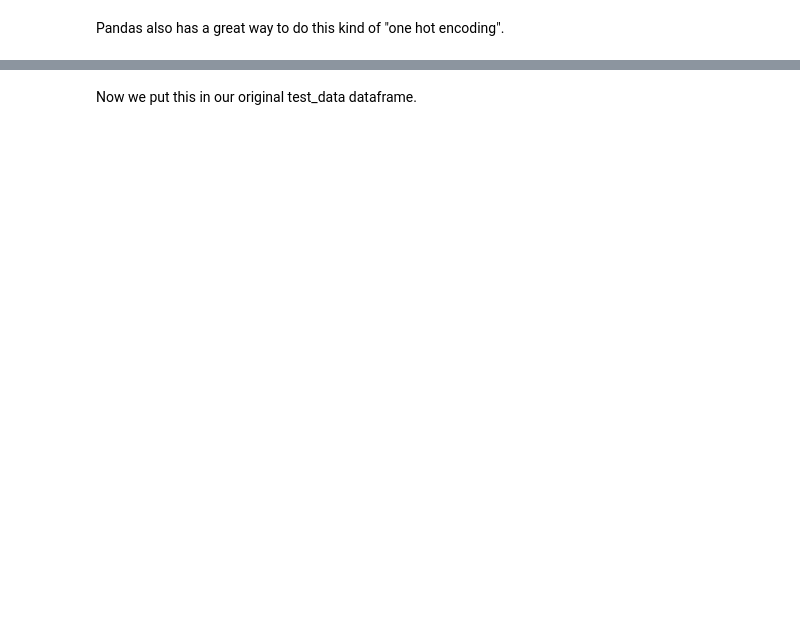
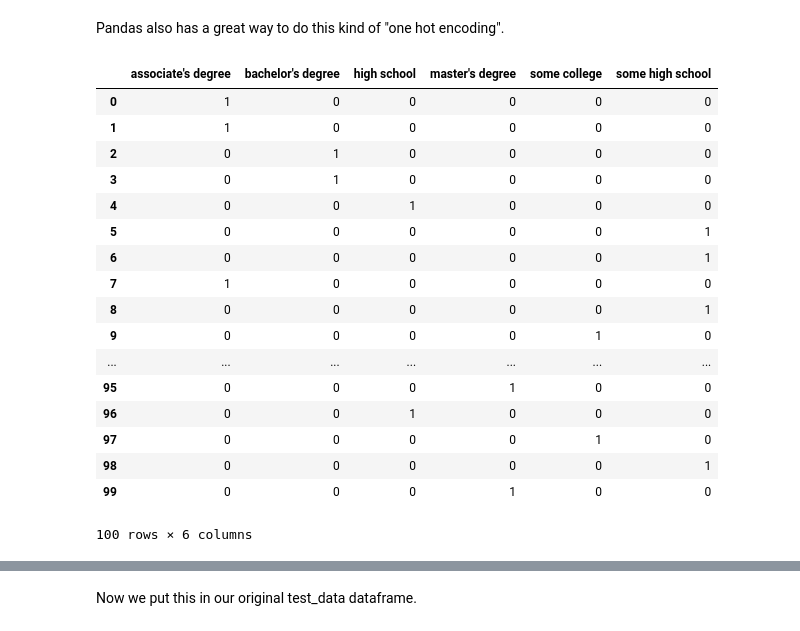
Before and after one commit to derekjjackson/DH_PythonLibraries_JupyterNotebooks, a Jupyter notebook: Overview of Machine Learning, Data Science, and Python Libraries.ipynb, the cells around one changed output, grey strips where cells are left out. Saved outputs shown, nothing was run; the diff lists cells and outputs as text; code cells hidden in the pictures; blank space fills up the shorter version.

```diff
--- a/Overview of Machine Learning, Data Science, and Python Libraries.ipynb
+++ b/Overview of Machine Learning, Data Science, and Python Libraries.ipynb
@@ -190,6 +336,25 @@ test_data.head()
 Pandas also has a great way to do this kind of "one hot encoding".
 # %%
 # this will return a new dataframe of the one hot data.
-pd.get_dummies(exam_data['parental level of education'])
+pd.get_dummies(test_data['parental level of education'])
+# %% [output]
+|  | associate's degree | bachelor's degree | high school | master's degree | some college | some high school |
+| 0 | 1 | 0 | 0 | 0 | 0 | 0 |
+| 1 | 1 | 0 | 0 | 0 | 0 | 0 |
+| 2 | 0 | 1 | 0 | 0 | 0 | 0 |
+| 3 | 0 | 1 | 0 | 0 | 0 | 0 |
+| 4 | 0 | 0 | 1 | 0 | 0 | 0 |
+| 5 | 0 | 0 | 0 | 0 | 0 | 1 |
+| 6 | 0 | 0 | 0 | 0 | 0 | 1 |
+| 7 | 1 | 0 | 0 | 0 | 0 | 0 |
+| 8 | 0 | 0 | 0 | 0 | 0 | 1 |
+| 9 | 0 | 0 | 0 | 0 | 1 | 0 |
+| ... | ... | ... | ... | ... | ... | ... |
+| 95 | 0 | 0 | 0 | 1 | 0 | 0 |
+| 96 | 0 | 0 | 1 | 0 | 0 | 0 |
+| 97 | 0 | 0 | 0 | 0 | 1 | 0 |
+| 98 | 0 | 0 | 0 | 0 | 0 | 1 |
+| 99 | 0 | 0 | 0 | 1 | 0 | 0 |
+100 rows × 6 columns
 # %%
 test_data.head()
```
Also changed, not shown: parts of 40 cells of this notebook, 2 other files.
